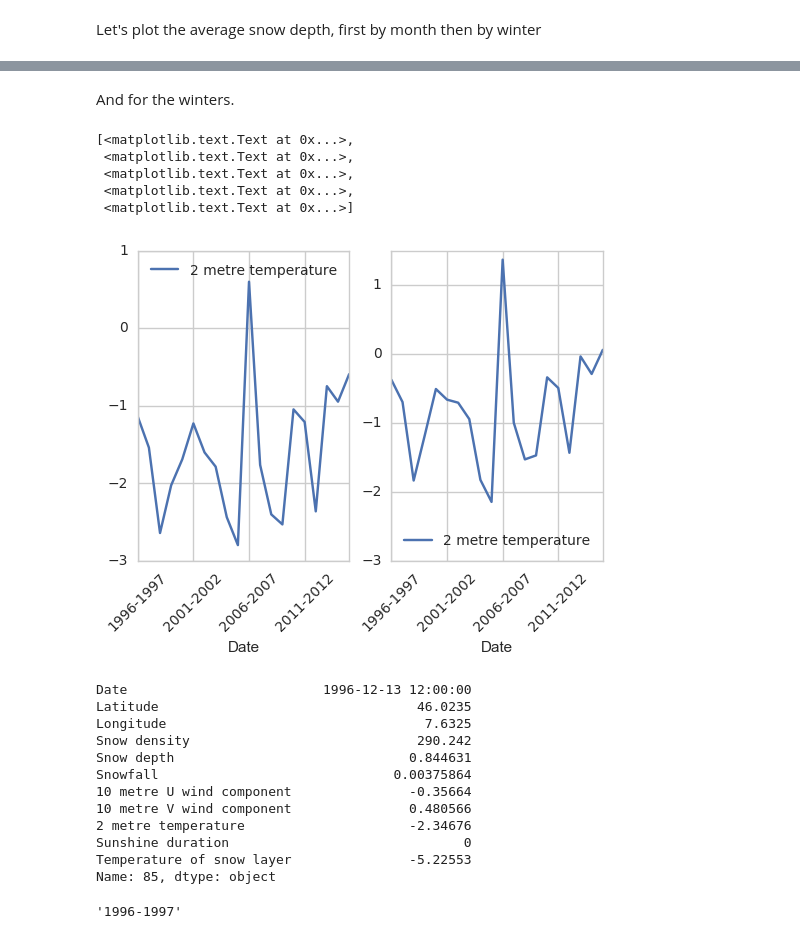
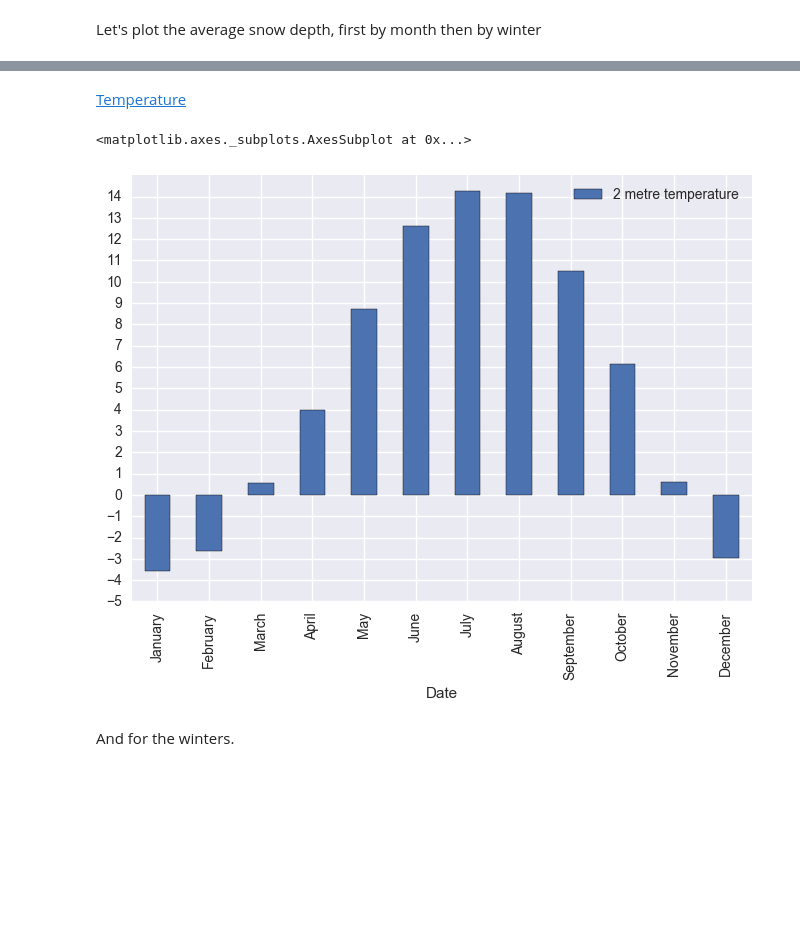
Before and after one commit to Pamoi/datavalanche, a Jupyter notebook: src/datavalanche.ipynb, the cells around one changed output, grey strips where cells are left out. Cells and saved outputs as stored; diff of their text form; code cells hidden in the pictures; blank space fills up the shorter version.

```diff
--- a/src/datavalanche.ipynb
+++ b/src/datavalanche.ipynb
@@ -374,34 +277,9 @@ adelboden_month.plot(ax=axs[1], y='2 metre temperature', yticks=range(-5, 6), ki
+# %% [markdown]
+[Temperature](https://www.youtube.com/watch?v=dW2MmuA1nI4)
+# %%
+meteo_data_month.plot(y='2 metre temperature', yticks=range(-5, 15), kind='bar')
+# %% [output]
+<matplotlib.axes._subplots.AxesSubplot at 0x...>
+[figure, added]
 # %% [markdown]
 And for the winters.
-# %%
-fig, axs = plt.subplots(1,2)
-zermatt_winter.plot(ax=axs[0], y='2 metre temperature', yticks=range(-3, 2))
-adelboden_winter.plot(ax=axs[1], y='2 metre temperature', yticks=range(-3, 2))
-axs[0].set_xticklabels(axs[0].xaxis.get_majorticklabels(), rotation=45)
-axs[1].set_xticklabels(axs[1].xaxis.get_majorticklabels(), rotation=45)
-# %% [output]
-[<matplotlib.text.Text at 0x...>,
- <matplotlib.text.Text at 0x...>,
- <matplotlib.text.Text at 0x...>,
- <matplotlib.text.Text at 0x...>,
- <matplotlib.text.Text at 0x...>]
-[figure, removed]
-# %%
-zermatt_df.loc[85]
-# %% [output]
-Date                         1996-12-13 12:00:00
-Latitude                                 46.0235
-Longitude                                 7.6325
-Snow density                             290.242
-Snow depth                              0.844631
-Snowfall                              0.00375864
-10 metre U wind component               -0.35664
-10 metre V wind component               0.480566
-2 metre temperature                     -2.34676
-Sunshine duration                              0
-Temperature of snow layer               -5.22553
-Name: 85, dtype: object
-# %%
-helpers.date_to_winter(zermatt_df.loc[0]['Date'])
-# %% [output]
-'1996-1997'
```
Also changed, not shown: parts of 53 cells of this notebook, 1 other file.
